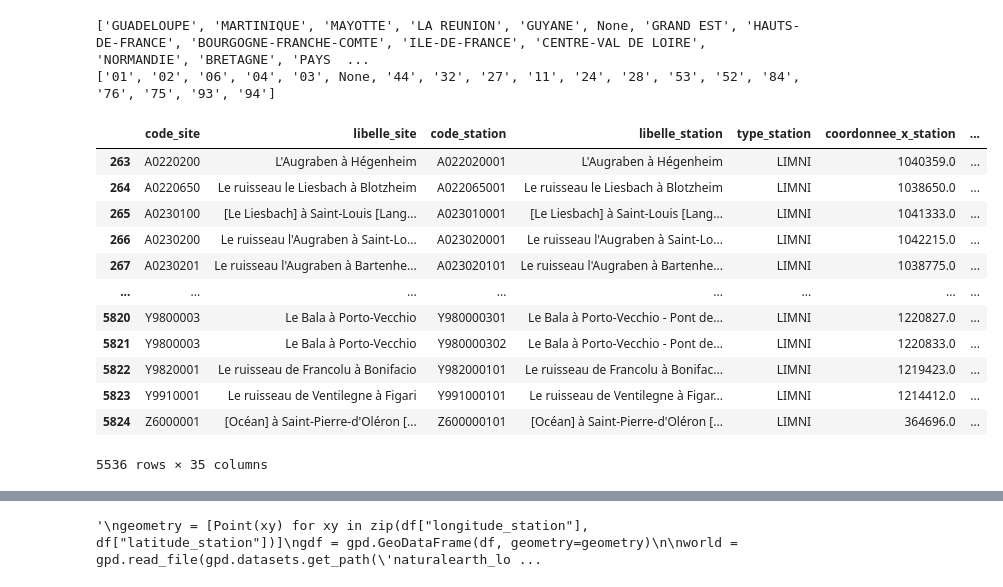
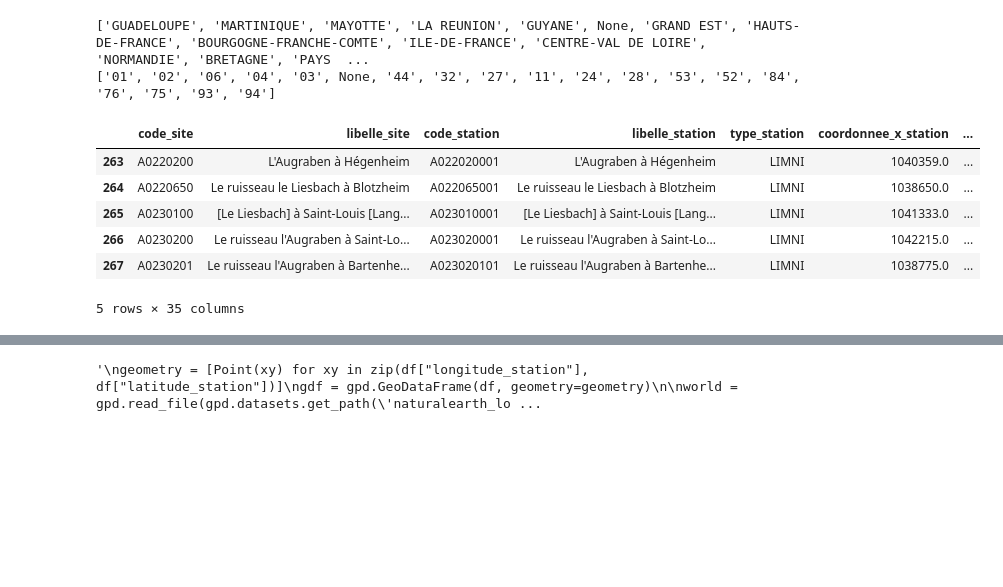
Before and after one commit to AurorePDSA/real-time-flood-alerts, a Jupyter notebook: real-time-flooding-alerts.ipynb, the cells around one changed output, grey strips where cells are left out. Saved outputs shown, nothing was run; the diff lists cells and outputs as text; code cells hidden in the pictures; blank space fills up the shorter version.

```diff
--- a/real-time-flooding-alerts.ipynb
+++ b/real-time-flooding-alerts.ipynb
@@ -208,22 +205,16 @@ print(code_regions)
 # %%
 # We remove every row that is not in metropolitan france
 regions_in_metropolitan_france = ['GRAND EST', 'HAUTS-DE-FRANCE', 'BOURGOGNE-FRANCHE-COMTE', 'ILE-DE-FRANCE', 'CENTRE-VAL DE LOIRE', 'NORMANDIE', 'BRETAGNE', 'PAYS DE LA LOIRE', 'AUVERGNE-RHONE-ALPES', 'OCCITANIE', 'NOUVELLE-AQUITAINE', "PROVENCE-ALPES-COTE D'AZUR", 'CORSE']
 df = df[df["libelle_region"].isin(regions_in_metropolitan_france)]
-df
+df.head()
 # %% [output]
 |  | code_site | libelle_site | code_station | libelle_station | type_station | coordonnee_x_station | ... |
 | 263 | A0220200 | L'Augraben à Hégenheim | A022020001 | L'Augraben à Hégenheim | LIMNI | 1040359.0 | ... |
 | 264 | A0220650 | Le ruisseau le Liesbach à Blotzheim | A022065001 | Le ruisseau le Liesbach à Blotzheim | LIMNI | 1038650.0 | ... |
 | 265 | A0230100 | [Le Liesbach] à Saint-Louis [Lang... | A023010001 | [Le Liesbach] à Saint-Louis [Lang... | LIMNI | 1041333.0 | ... |
 | 266 | A0230200 | Le ruisseau l'Augraben à Saint-Lo... | A023020001 | Le ruisseau l'Augraben à Saint-Lo... | LIMNI | 1042215.0 | ... |
 | 267 | A0230201 | Le ruisseau l'Augraben à Bartenhe... | A023020101 | Le ruisseau l'Augraben à Bartenhe... | LIMNI | 1038775.0 | ... |
-| ... | ... | ... | ... | ... | ... | ... | ... |
-| 5820 | Y9800003 | Le Bala à Porto-Vecchio | Y980000301 | Le Bala à Porto-Vecchio - Pont de... | LIMNI | 1220827.0 | ... |
-| 5821 | Y9800003 | Le Bala à Porto-Vecchio | Y980000302 | Le Bala à Porto-Vecchio - Pont de... | LIMNI | 1220833.0 | ... |
-| 5822 | Y9820001 | Le ruisseau de Francolu à Bonifacio | Y982000101 | Le ruisseau de Francolu à Bonifac... | LIMNI | 1219423.0 | ... |
-| 5823 | Y9910001 | Le ruisseau de Ventilegne à Figari | Y991000101 | Le ruisseau de Ventilegne à Figar... | LIMNI | 1214412.0 | ... |
-| 5824 | Z6000001 | [Océan] à Saint-Pierre-d'Oléron [... | Z600000101 | [Océan] à Saint-Pierre-d'Oléron [... | LIMNI | 364696.0 | ... |
-5536 rows × 35 columns
+5 rows × 35 columns
 # %%
 # Next, we remove every row where the corresponding station is not active
 df = df[df["en_service"] == True]
```
Also changed, not shown: parts of 7 cells of this notebook.
